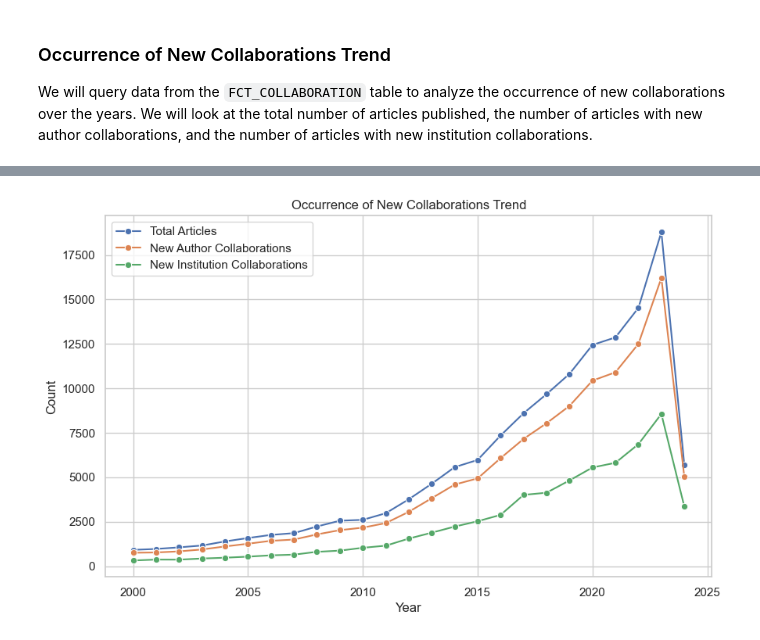
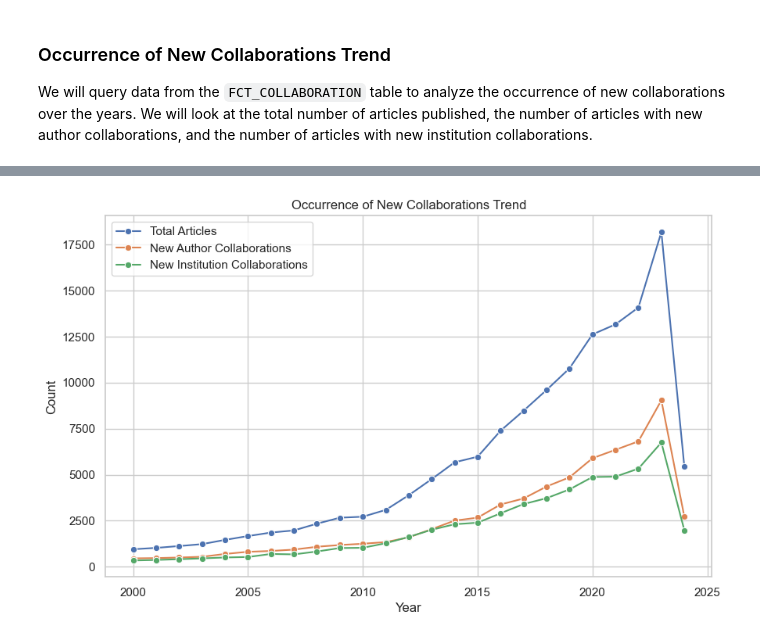
Before and after one commit to eutopia-collaboration-recommender/ecr-analytics, a Jupyter notebook: notebooks/04 - Occurrence of new collaborations.ipynb, the cells around one changed output, grey strips where cells are left out. Saved outputs shown, nothing was run; the diff lists cells and outputs as text; code cells hidden in the pictures.

```diff
--- a/notebooks/04 - Occurrence of new collaborations.ipynb
+++ b/notebooks/04 - Occurrence of new collaborations.ipynb
@@ -154,15 +154,19 @@ We will query data from the `FCT_COLLABORATION` table to analyze the occurrence
 query = f"""
 SELECT EXTRACT(YEAR FROM ARTICLE_PUBLICATION_DT)                               AS YEAR,
        COUNT(DISTINCT ARTICLE_SID)                                             AS ARTICLE_COUNT,
-       COUNT(DISTINCT IF(IS_NEW_AUTHOR_COLLABORATION, ARTICLE_SID, NULL))      AS NEW_AUTHOR_COLLABORATION_COUNT,
-       COUNT(DISTINCT IF(IS_NEW_INSTITUTION_COLLABORATION, ARTICLE_SID, NULL)) AS NEW_INSTITUTION_COLLABORATION_COUNT
+       COUNT(DISTINCT IF(IS_NEW_AUTHOR_COLLABORATION AND NOT IS_NEW_INSTITUTION_COLLABORATION, ARTICLE_SID, NULL))      AS NEW_AUTHOR_COLLABORATION_COUNT,
+       COUNT(DISTINCT IF(IS_NEW_INSTITUTION_COLLABORATION, ARTICLE_SID, NULL)) AS NEW_INSTITUTION_COLLABORATION_COUNT,
+       COUNT(DISTINCT IF(NOT IS_NEW_AUTHOR_COLLABORATION AND NOT IS_NEW_INSTITUTION_COLLABORATION, ARTICLE_SID, NULL)) AS EXISTING_COLLABORATION_COUNT
 FROM {schema}.FCT_COLLABORATION
-WHERE IS_ARTICLE_RELEVANT
-  AND EXTRACT(YEAR FROM ARTICLE_PUBLICATION_DT) >= 2000
+        WHERE EXTRACT(YEAR FROM ARTICLE_PUBLICATION_DT) >= 2000
+        AND INSTITUTION_SID IS NOT NULL
+        AND INSTITUTION_SID <> 'n/a'
+        AND IS_EUTOPIAN_PUBLICATION
+        AND IS_ARTICLE_RELEVANT
 GROUP BY 1
 ORDER BY 1 ASC;
 """
 
-df = client.query(query).result().to_dataframe()
-df.head(50)
+trend_df = client.query(query).result().to_dataframe()
+trend_df.head(50)
 # %% [output]
@@ -186,14 +190,14 @@ df.head(50)
 # %%
 # Plot the occurrence of new collaborations trend
 plt.figure(figsize=(10, 6))
-sns.lineplot(data=df, x='YEAR', y='ARTICLE_COUNT', marker='o', label='Total Articles')
-sns.lineplot(data=df, x='YEAR', y='NEW_AUTHOR_COLLABORATION_COUNT', marker='o', label='New Author Collaborations')
-sns.lineplot(data=df, x='YEAR', y='NEW_INSTITUTION_COLLABORATION_COUNT', marker='o',
+sns.lineplot(data=trend_df, x='YEAR', y='ARTICLE_COUNT', marker='o', label='Total Articles')
+sns.lineplot(data=trend_df, x='YEAR', y='NEW_AUTHOR_COLLABORATION_COUNT', marker='o', label='New Author Collaborations')
+sns.lineplot(data=trend_df, x='YEAR', y='NEW_INSTITUTION_COLLABORATION_COUNT', marker='o',
              label='New Institution Collaborations')
 plt.title('Occurrence of New Collaborations Trend')
 plt.xlabel('Year')
 plt.ylabel('Count')
 plt.legend()
 plt.show()
 # %% [output]
-[figure, old version]
+[figure, new version]
```
Also changed, not shown: parts of 9 cells of this notebook, 49 other files.
